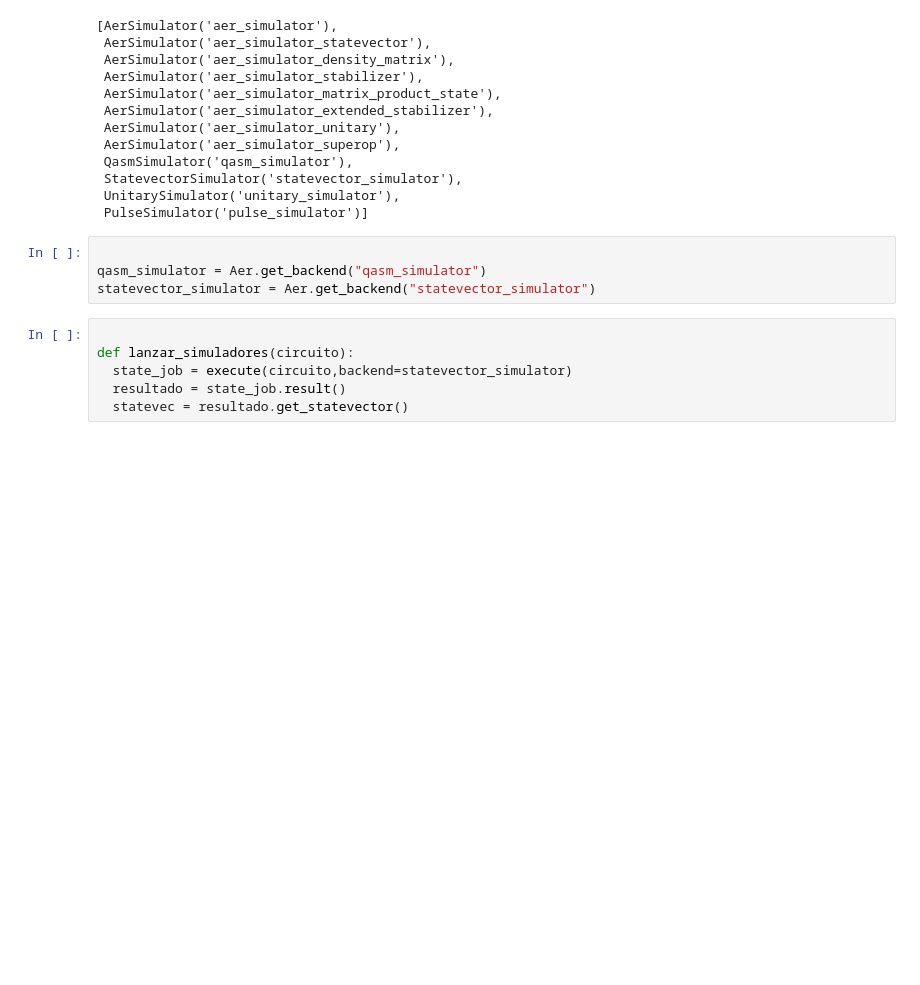
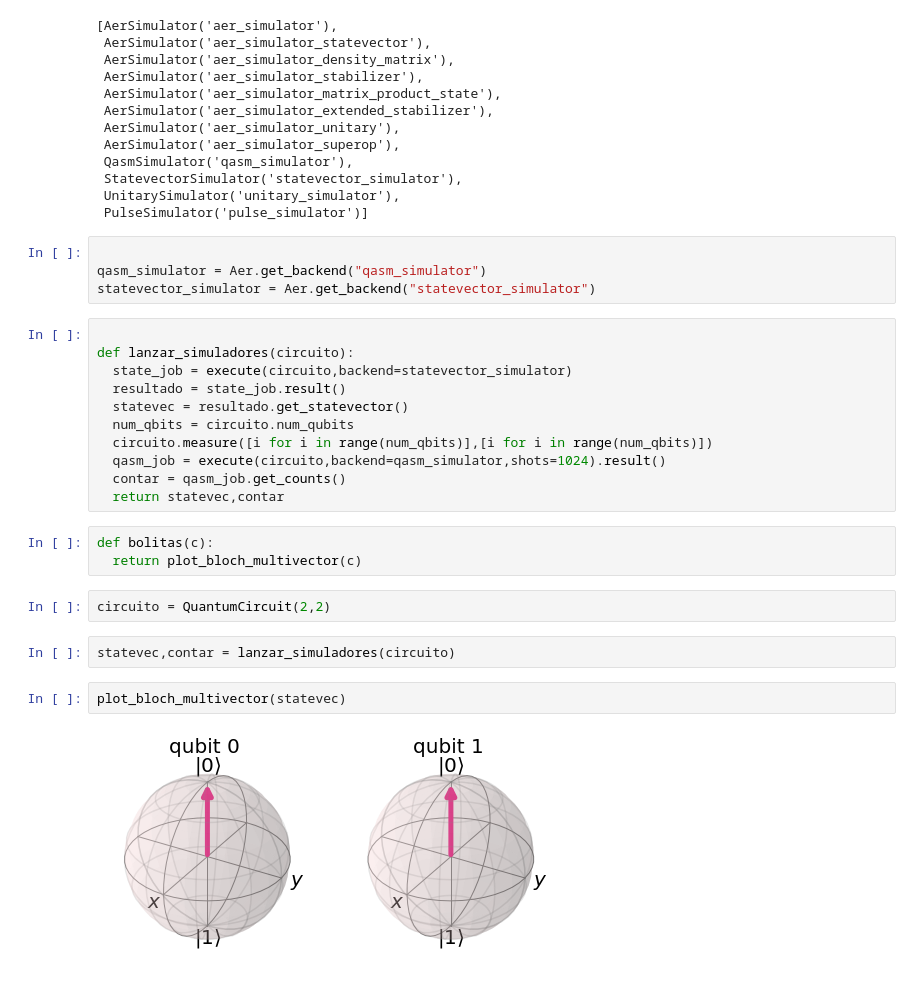
Before and after one commit to vabarbosa/vb-gaebhhcae_Qiskit, a Jupyter notebook: QXO3_PhaseAndBlochSphere.ipynb, the cells around one changed output. Cells and saved outputs as stored; diff of their text form; blank space fills up the shorter version.

```diff
--- a/QXO3_PhaseAndBlochSphere.ipynb
+++ b/QXO3_PhaseAndBlochSphere.ipynb
@@ -55,3 +55,19 @@ def lanzar_simuladores(circuito):
   state_job = execute(circuito,backend=statevector_simulator)
   resultado = state_job.result()
   statevec = resultado.get_statevector()
+  num_qbits = circuito.num_qubits
+  circuito.measure([i for i in range(num_qbits)],[i for i in range(num_qbits)])
+  qasm_job = execute(circuito,backend=qasm_simulator,shots=1024).result()
+  contar = qasm_job.get_counts()
+  return statevec,contar
+# %%
+def bolitas(c):
+  return plot_bloch_multivector(c)
+# %%
+circuito = QuantumCircuit(2,2)
+# %%
+statevec,contar = lanzar_simuladores(circuito)
+# %%
+plot_bloch_multivector(statevec)
+# %% [output]
+[figure, added]
```
Also changed, not shown: parts of 19 cells of this notebook.
